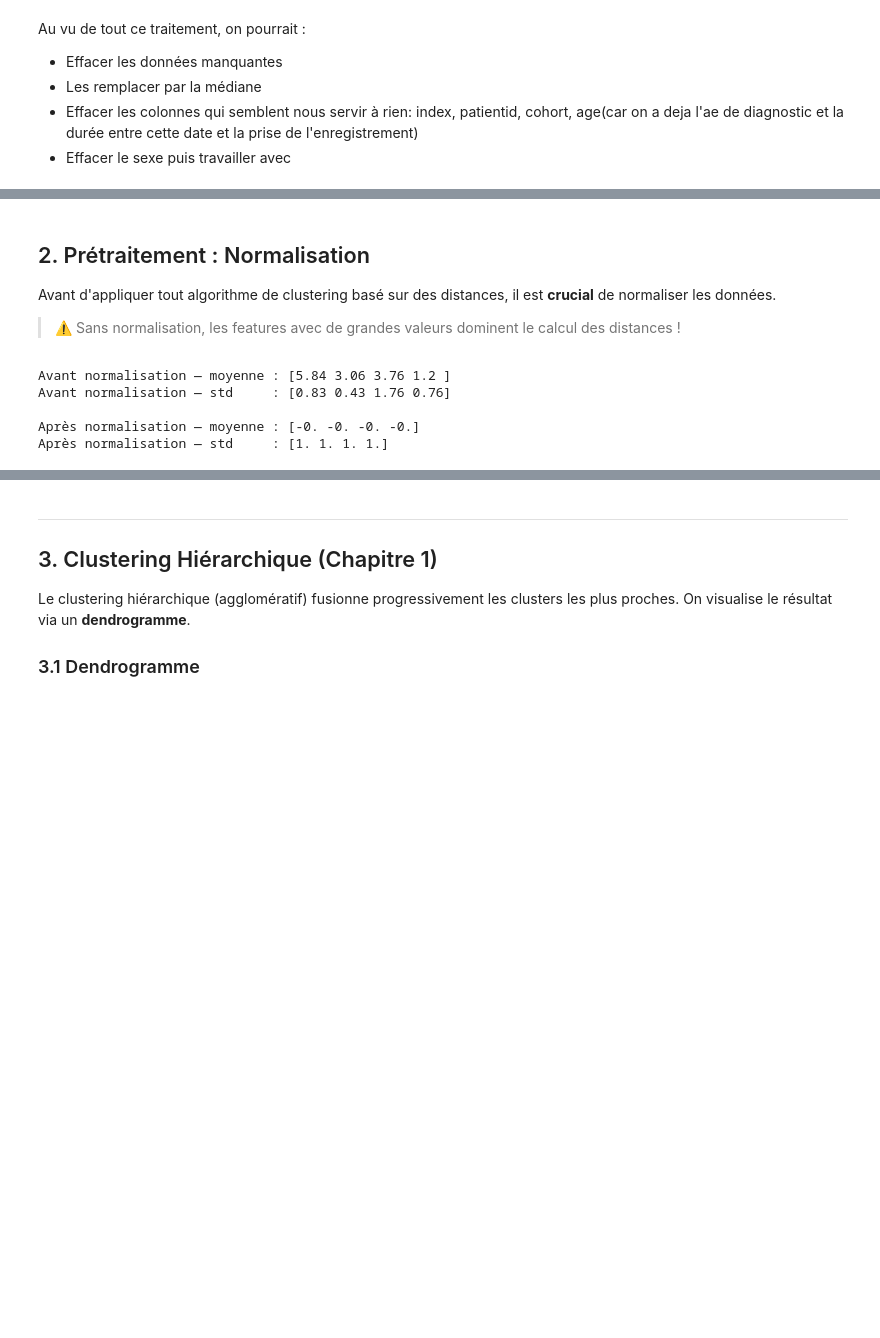
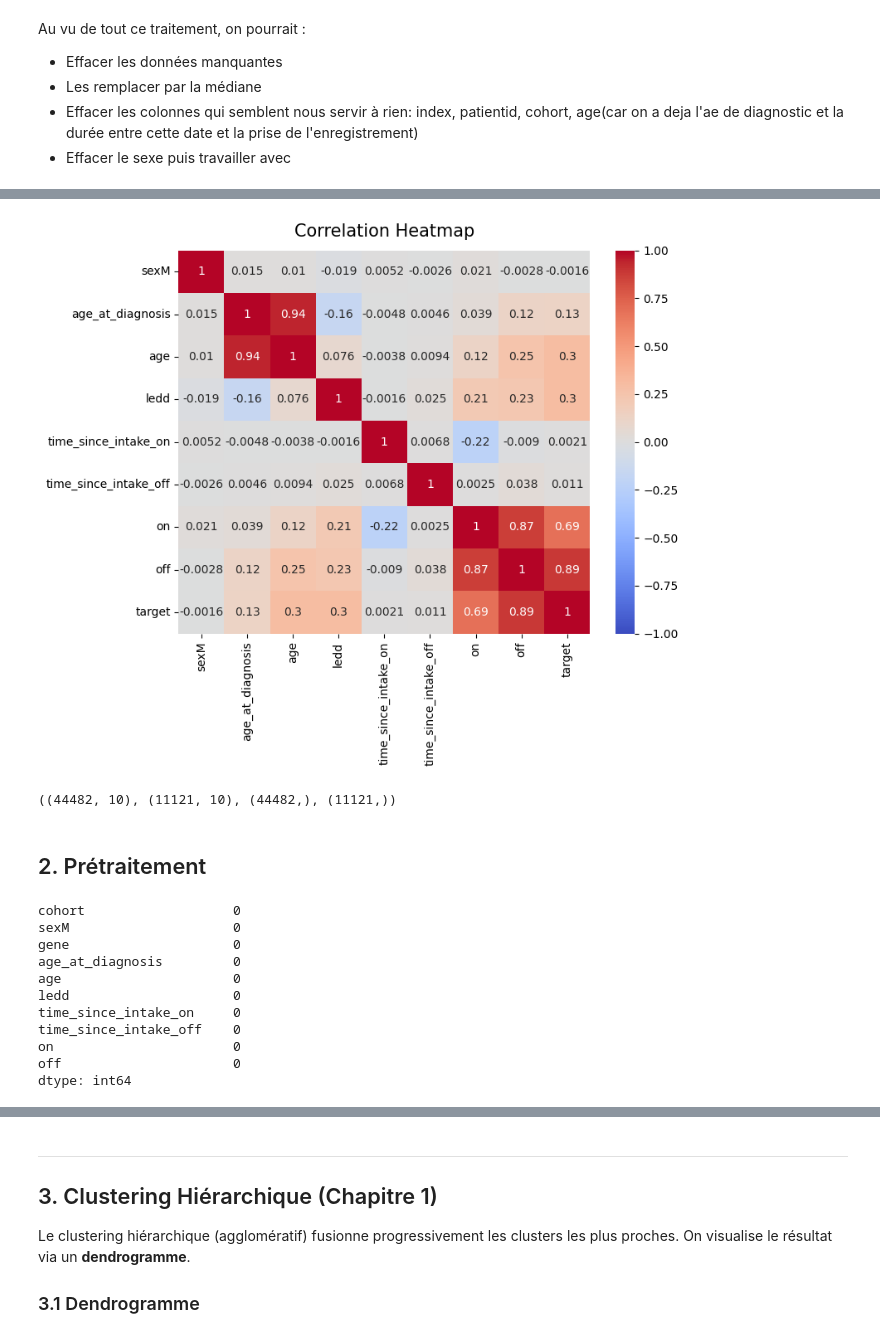
Before and after one commit to 237Fresnel/challengeIFIE2, a Jupyter notebook: Exercice1_Tutoriel_Iris.ipynb, the cells around one changed output, grey strips where cells are left out. Cells and saved outputs as stored; diff of their text form; code cells hidden in the pictures; blank space fills up the shorter version.

```diff
--- a/Exercice1_Tutoriel_Iris.ipynb
+++ b/Exercice1_Tutoriel_Iris.ipynb
@@ -190,3 +213,6 @@ Au vu de tout ce traitement, on pourrait :
 - Les remplacer par la médiane
 - Effacer les colonnes qui semblent nous servir à rien: index, patientid, cohort, age(car on a deja l'ae de diagnostic et la durée entre cette date et la prise de l'enregistrement)
 - Effacer le sexe puis travailler avec
+# %%
+df = pd.concat([X_train, y_train], axis=1)
+df.shape
@@ -192,0 +221,2 @@ Au vu de tout ce traitement, on pourrait :
+# %%
+df = df.drop(columns=["Index","patient_id"])
@@ -193,4 +232,4 @@ Au vu de tout ce traitement, on pourrait :
 # %%
-X_train_new = X_train.drop(columns=["patient_id","cohort","gene"])
-X_train_new.corr()
+dfNum = df.drop(columns=["cohort","gene"])
+df.shape
 # %% [output]
@@ -207,21 +250,49 @@ X_train_new.corr()
+# %%
+plt.figure(figsize=(8, 6))
+heatmap = sns.heatmap(dfNum.corr(),cmap= "coolwarm" ,vmin=-1, vmax=1, annot=True)
+heatmap.set_title('Correlation Heatmap', fontdict={'fontsize':15}, pad=12);
+# %% [output]
+[figure, added]
+# %%
+# "target" est notre cible (variable à expliquer y)
+y = df["target"]
+# Les autres variables sont les variables explicatives X
+X = df.drop(columns=["target"])
+
+# On sépare le jeu de données en jeu d'entraînement et en jeu de test
+X_tr, X_ts, y_tr, y_ts = train_test_split(X, y, test_size=0.2, random_state=42)
+# On vérifie la taille de chacun des jeux = leur somme doit être égale au jeu de départ
+
+X_tr.shape, X_ts.shape,y_tr.shape,y_ts.shape
+# %% [output]
+((44482, 10), (11121, 10), (44482,), (11121,))
 # %% [markdown]
-## 2. Prétraitement : Normalisation
-
-Avant d'appliquer tout algorithme de clustering basé sur des distances, il est **crucial** de normaliser les données.
-
-> ⚠️ Sans normalisation, les features avec de grandes valeurs dominent le calcul des distances !
+## 2. Prétraitement
 # %%
-scaler = StandardScaler()
-X_scaled = scaler.fit_transform(X)
+#valeurs numeriques
+num_cols = X_tr.select_dtypes(include=np.number).columns
+medians = X_tr[num_cols].median()
 
-print("Avant normalisation — moyenne :", X.mean(axis=0).round(2))
-print("Avant normalisation — std     :", X.std(axis=0).round(2))
-print()
-print("Après normalisation — moyenne :", X_scaled.mean(axis=0).round(2))
-print("Après normalisation — std     :", X_scaled.std(axis=0).round(2))
+X_tr[num_cols]= X_tr[num_cols].fillna(medians)
+X_ts[num_cols]= X_ts[num_cols].fillna(medians)
+
+#valeurs categorielles
+cat_cols= X_tr.select_dtypes(exclude=np.number).columns
+modes= X_tr[cat_cols].mode().iloc[0]
+
+X_tr[cat_cols]= X_tr[cat_cols].fillna(modes)
+X_ts[cat_cols]= X_ts[cat_cols].fillna(modes)
+
+X_tr.isna().sum()
 # %% [output]
-Avant normalisation — moyenne : [5.84 3.06 3.76 1.2 ]
-Avant normalisation — std     : [0.83 0.43 1.76 0.76]
-
-Après normalisation — moyenne : [-0. -0. -0. -0.]
-Après normalisation — std     : [1. 1. 1. 1.]
+cohort                   0
+sexM                     0
+gene                     0
+age_at_diagnosis         0
+age                      0
+ledd                     0
+time_since_intake_on     0
+time_since_intake_off    0
+on                       0
+off                      0
+dtype: int64
```
Also changed, not shown: parts of 15 cells of this notebook.
